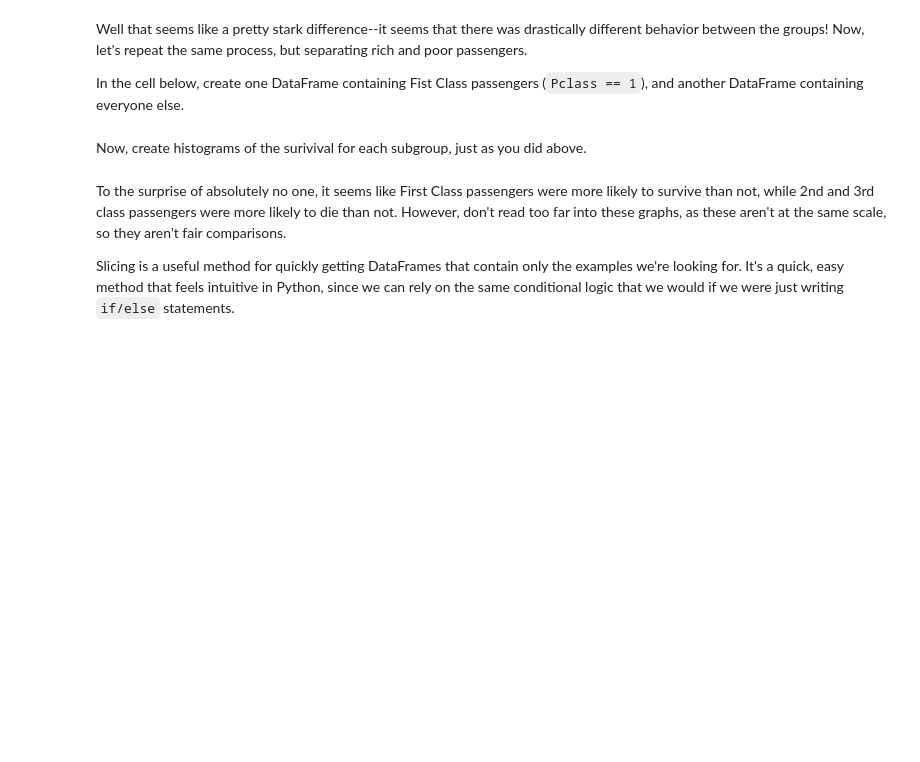
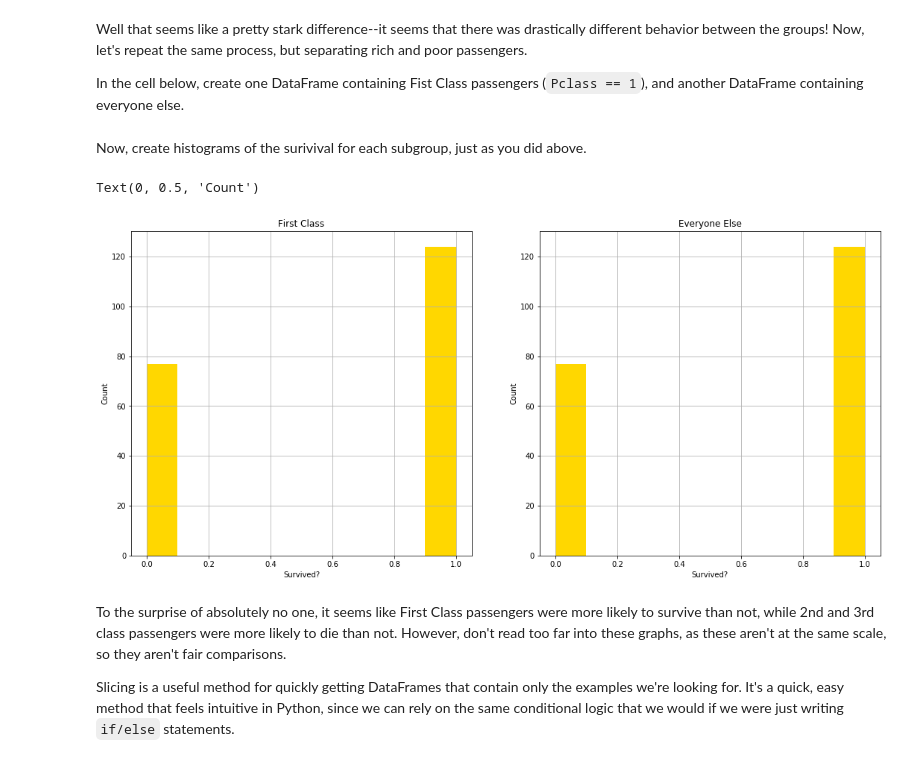
Before and after one commit to probboy/dsc-using-sql-with-pandas-lab-nyc-ds-071519, a Jupyter notebook: index.ipynb, the cells around one changed output. Drawn from its saved outputs; the diff is of its cells as text; code cells hidden in the pictures; blank space fills up the shorter version.

```diff
--- a/index.ipynb
+++ b/index.ipynb
@@ -129,16 +129,19 @@ Now, create histograms of the surivival for each subgroup, just as you did above
 # %%
 fig, axes = plt.subplots(ncols=2,nrows=1,figsize=(18,8))
 ax_lft = axes[0]
 first_class_df.Survived.hist(ax=ax_lft, color='gold')
 ax_lft.set_title('First Class')
 ax_lft.set_xlabel('Survived?')
 ax_lft.set_ylabel('Count')
 
 ax_rght = axes[1]
-first_class_df.Survived.hist(ax=ax_rght, color='gold')
+first_class_df.Survived.hist(ax=ax_rght, color='f')
 ax_rght.set_title('Everyone Else')
 ax_rght.set_xlabel('Survived?')
 ax_rght.set_ylabel('Count')
+# %% [output]
+Text(0, 0.5, 'Count')
+[figure, added]
 # %% [markdown]
 To the surprise of absolutely no one, it seems like First Class passengers were more likely to survive than not, while 2nd and 3rd class passengers were more likely to die than not.  However, don't read too far into these graphs, as these aren't at the same scale, so they aren't fair comparisons.
 
```
